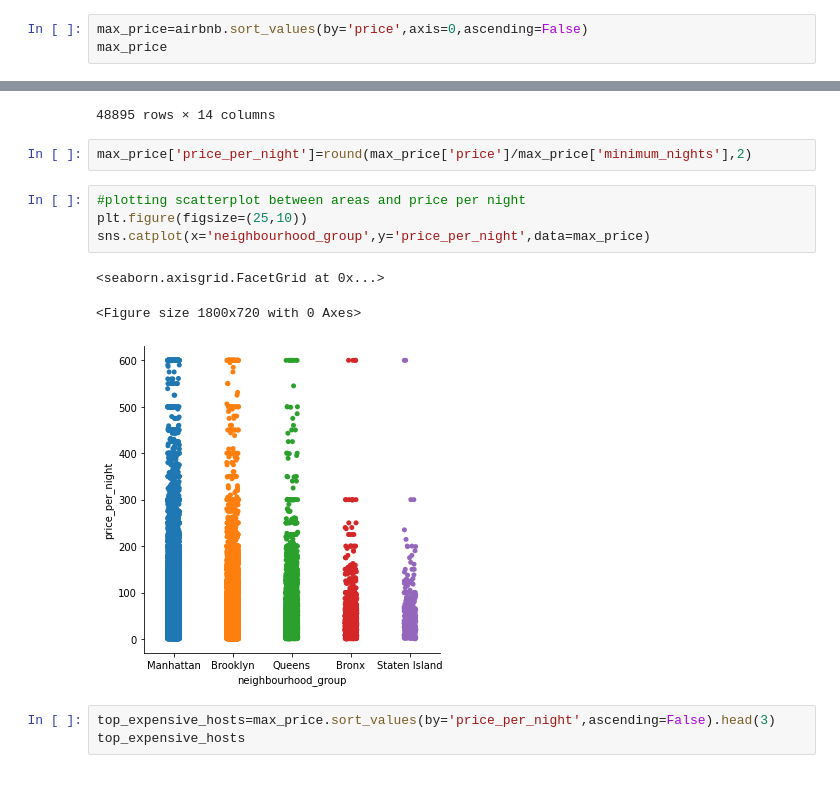
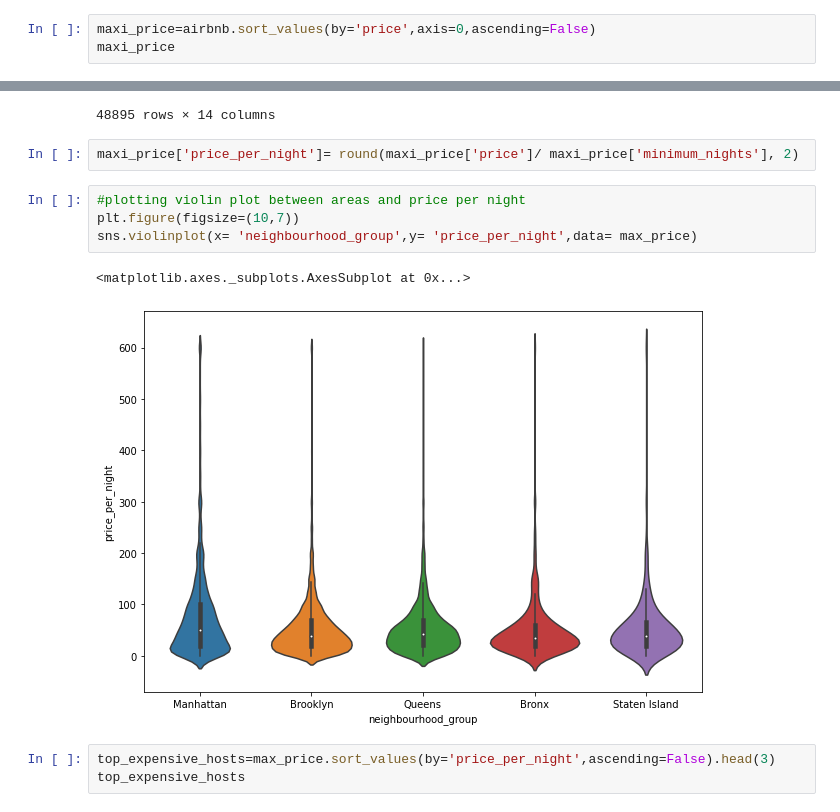
Before and after one commit to bharath967/airbnb_data_analysis, a Jupyter notebook: Airbnb_Bookings_Analysis_.ipynb, the cells around one changed output, grey strips where cells are left out. Saved outputs shown, nothing was run; the diff lists cells and outputs as text; blank space fills up the shorter version.

```diff
--- a/Airbnb_Bookings_Analysis_.ipynb
+++ b/Airbnb_Bookings_Analysis_.ipynb
@@ -411,8 +411,8 @@ plt.show()
 # %% [markdown]
 from above diagram we can say that most people who reviewed prefer rooms with low cost
 # %%
-max_price=airbnb.sort_values(by='price',axis=0,ascending=False)
-max_price
+maxi_price=airbnb.sort_values(by='price',axis=0,ascending=False)
+maxi_price
 # %% [output]
 |  | id | name | host_id | host_name | neighbourhood_group | neighbourhood | latitude | longitude | ... |
 | 46137 | 35098251 | Rare Spacious City Apartment - WI... | 28464830 | Sam | Manhattan | Murray Hill | 40.74653 | -73.97891 | ... |
@@ -428,15 +428,14 @@ max_price
 | 25795 | 20639792 | Contemporary bedroom in brownston... | 86327101 | Adeyemi | Brooklyn | Bedford-Stuyvesant | 40.68279 | -73.91170 | ... |
 48895 rows × 14 columns
 # %%
-max_price['price_per_night']=round(max_price['price']/max_price['minimum_nights'],2)
+maxi_price['price_per_night']= round(maxi_price['price']/ maxi_price['minimum_nights'], 2)
 # %%
-#plotting scatterplot between areas and price per night
-plt.figure(figsize=(25,10))
-sns.catplot(x='neighbourhood_group',y='price_per_night',data=max_price)
+#plotting violin plot between areas and price per night
+plt.figure(figsize=(10,7))
+sns.violinplot(x= 'neighbourhood_group',y= 'price_per_night',data= max_price)
 # %% [output]
-<seaborn.axisgrid.FacetGrid at 0x...>
+<matplotlib.axes._subplots.AxesSubplot at 0x...>
-<Figure size 1800x720 with 0 Axes>
-[figure, old version]
+[figure, new version]
 # %%
 top_expensive_hosts=max_price.sort_values(by='price_per_night',ascending=False).head(3)
 top_expensive_hosts
```
Also changed, not shown: parts of 5 cells of this notebook.
